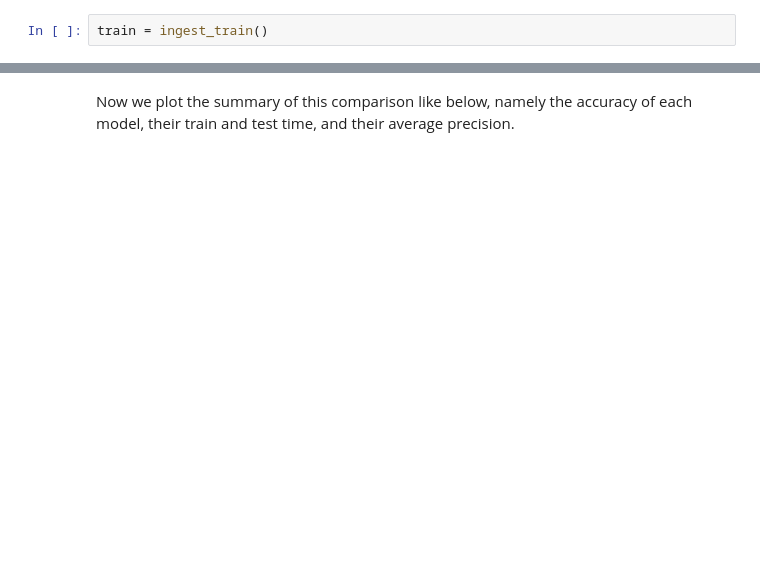
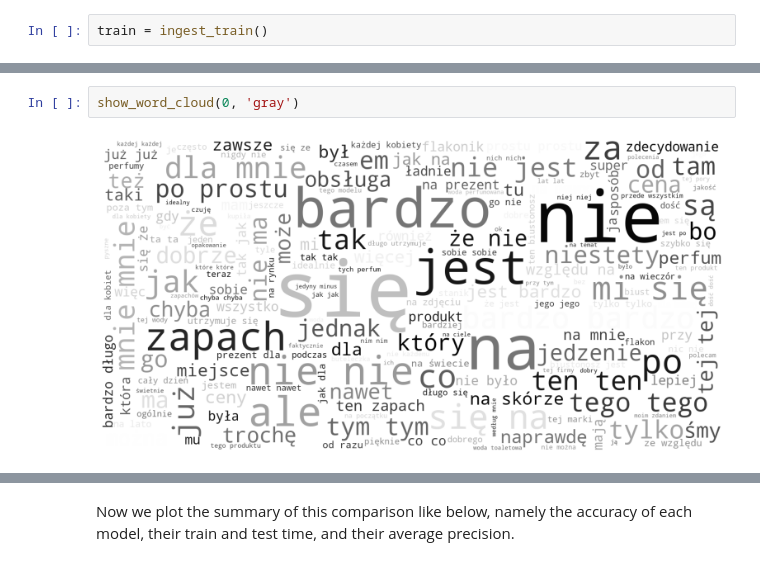
Before and after one commit to jwiszowata/sentiment, a Jupyter notebook: Sentiment Analysis.ipynb, the cells around one changed output, grey strips where cells are left out. Drawn from its saved outputs; the diff is of its cells as text; blank space fills up the shorter version.

```diff
--- a/Sentiment Analysis.ipynb
+++ b/Sentiment Analysis.ipynb
@@ -180,0 +92,4 @@ plt.show()
+# %%
+show_word_cloud(0, 'gray')
+# %% [output]
+[figure, added]
```
Also changed, not shown: parts of 42 cells of this notebook, 3 other files.
